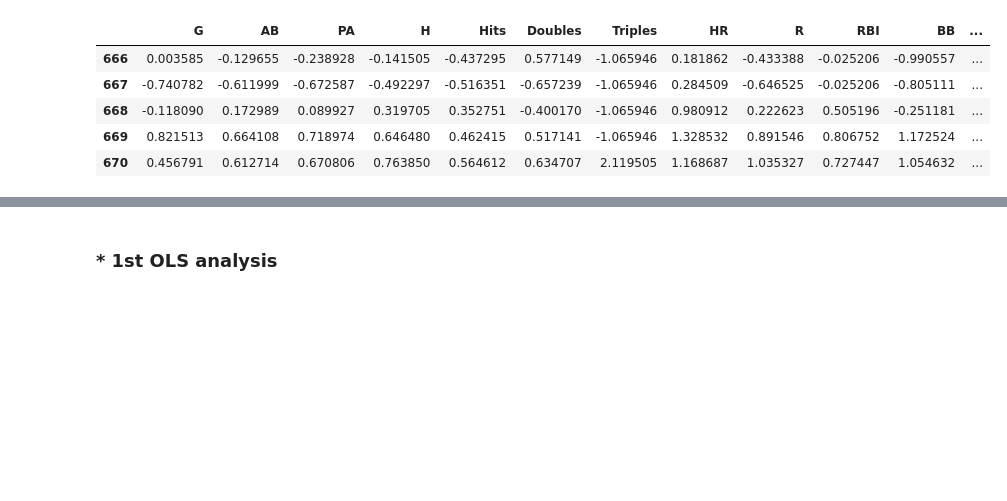
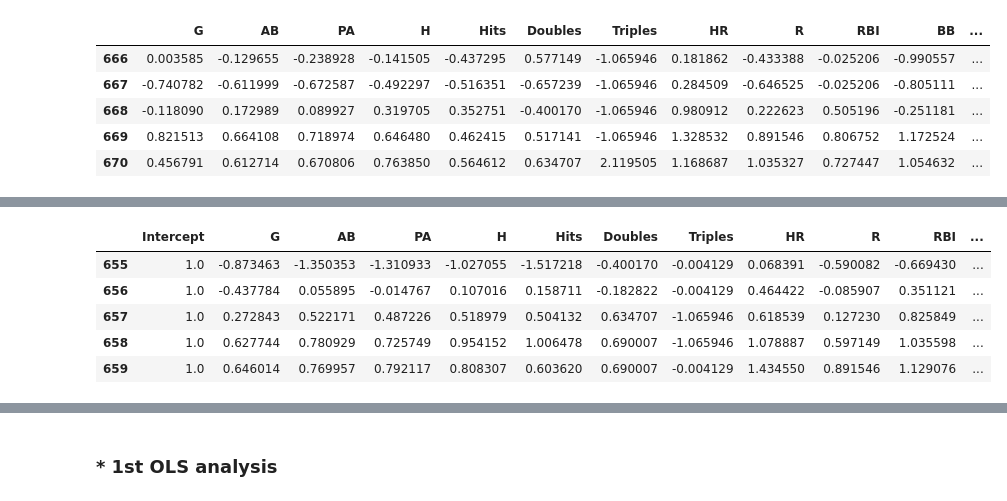
Before and after one commit to nano199019/Personal_Project, a Jupyter notebook: MLB_Project/5th.ipynb, the cells around one changed output, grey strips where cells are left out. Cells and saved outputs as stored; diff of their text form; code cells hidden in the pictures; blank space fills up the shorter version.

```diff
--- a/MLB_Project/5th.ipynb
+++ b/MLB_Project/5th.ipynb
@@ -289,6 +282,6 @@ for col in ["Contract_Yrs", "Total_Salary", "Salary"]:
 bat_copy.rename(columns={"Team_Red Sox" : "Team_RedSox", "Team_Blue Jays" : "Team_BlueJays",
                          "Team_White Sox" : "Team_WhiteSox"}, inplace=True)
 # %%
-bat_df = bat_copy
+bat_df = bat_copy.copy()
 bat_df.tail()
 # %% [output]
@@ -301,6 +296,6 @@ bat_df.tail()
 # %%
-bat_train = bat_df.loc[:idx_2017-1, :]
-bat_testX = bat_df.loc[idx_2017:, :]
+bat_train = bat_df.iloc[:idx_2017, :]
+bat_testX = bat_df.iloc[idx_2017:, :]
 # %%
 bat_train.tail()
 # %% [output]
@@ -395,0 +362,12 @@ bat_trainX.tail()
+# %%
+dma = dmatrix(join_list, bat_trainX)
+dma_columns = dma.design_info.column_names
+dfX = pd.DataFrame(dma, columns=dma_columns)
+dfX.tail()
+# %% [output]
+|  | Intercept | G | AB | PA | H | Hits | Doubles | Triples | HR | R | RBI | ... |
+| 655 | 1.0 | -0.873463 | -1.350353 | -1.310933 | -1.027055 | -1.517218 | -0.400170 | -0.004129 | 0.068391 | -0.590082 | -0.669430 | ... |
+| 656 | 1.0 | -0.437784 | 0.055895 | -0.014767 | 0.107016 | 0.158711 | -0.182822 | -0.004129 | 0.464422 | -0.085907 | 0.351121 | ... |
+| 657 | 1.0 | 0.272843 | 0.522171 | 0.487226 | 0.518979 | 0.504132 | 0.634707 | -1.065946 | 0.618539 | 0.127230 | 0.825849 | ... |
+| 658 | 1.0 | 0.627744 | 0.780929 | 0.725749 | 0.954152 | 1.006478 | 0.690007 | -1.065946 | 1.078887 | 0.597149 | 1.035598 | ... |
+| 659 | 1.0 | 0.646014 | 0.769957 | 0.792117 | 0.808307 | 0.603620 | 0.690007 | -0.004129 | 1.434550 | 0.891546 | 1.129076 | ... |
```
Also changed, not shown: parts of 54 cells of this notebook.
